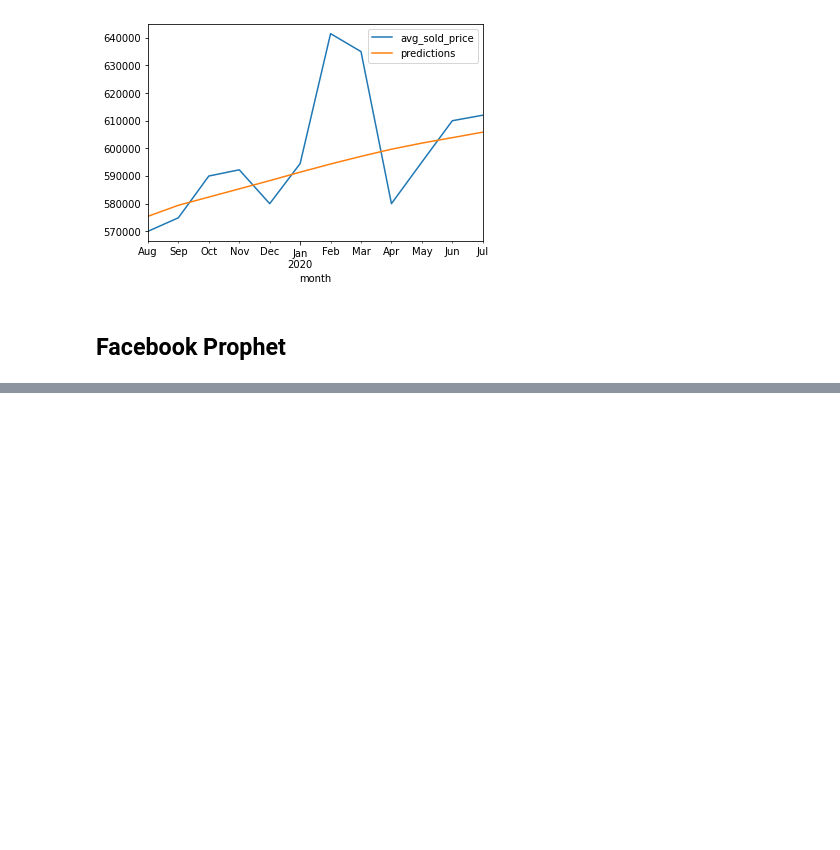
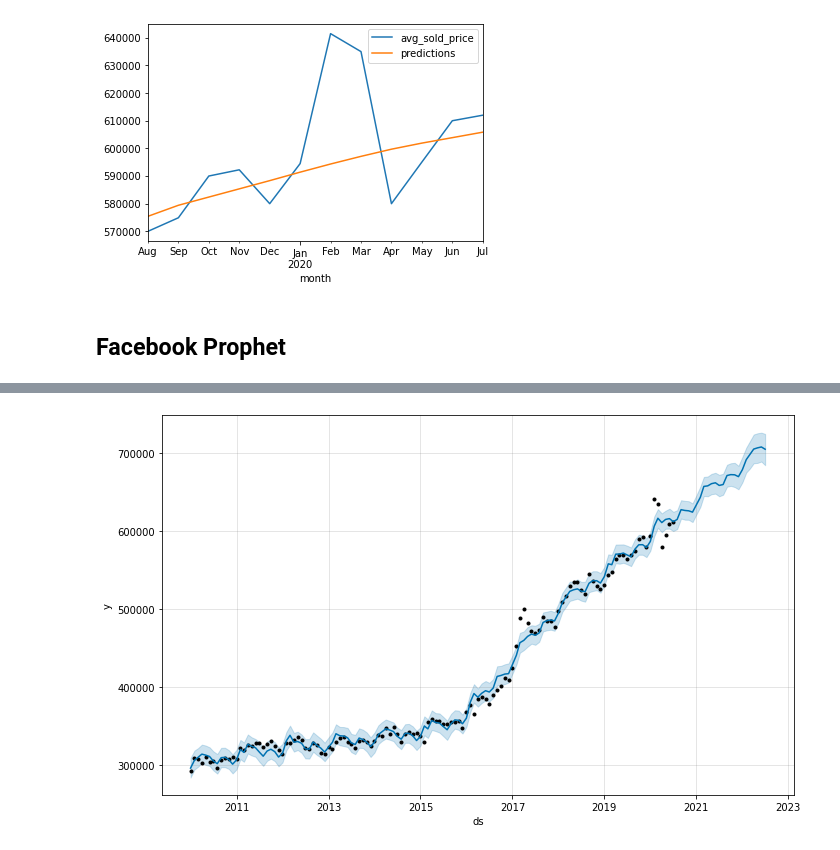
Before and after one commit to daniel8691/rental-housing-toronto, a Jupyter notebook: condo_prices_scrape_n_clean.ipynb, the cells around one changed output, grey strips where cells are left out. Saved outputs shown, nothing was run; the diff lists cells and outputs as text; code cells hidden in the pictures; blank space fills up the shorter version.

Commit message:
added facebook prophet prediction

```diff
--- a/condo_prices_scrape_n_clean.ipynb
+++ b/condo_prices_scrape_n_clean.ipynb
@@ -538,0 +564,5 @@ test.plot()
+# %%
+sold_price = sold_price.reset_index()
+
+# change column names to ds, and y to fit facebook prophet
+sold_price.columns = ['ds', 'y']
@@ -538,0 +575,4 @@ test.plot()
+# %%
+m = Prophet()
+
+m.fit(sold_price)
@@ -538,0 +583,5 @@ test.plot()
+# %%
+# list ot hold future predictions
+# 24 (rows) periods for two years (becuase each row represents months)
+# MS as in monthly start
+future = m.make_future_dataframe(periods = 24, freq='MS')
@@ -538,0 +603,3 @@ test.plot()
+# %%
+# fill in the future dataframe
+forecast = m.predict(future)
@@ -538,0 +640,6 @@ test.plot()
+# %%
+
+# use fc prophet's built in graphing library
+m.plot(forecast);
+# %% [output]
+[figure, added]
```
Also changed, not shown: parts of 26 cells of this notebook.
